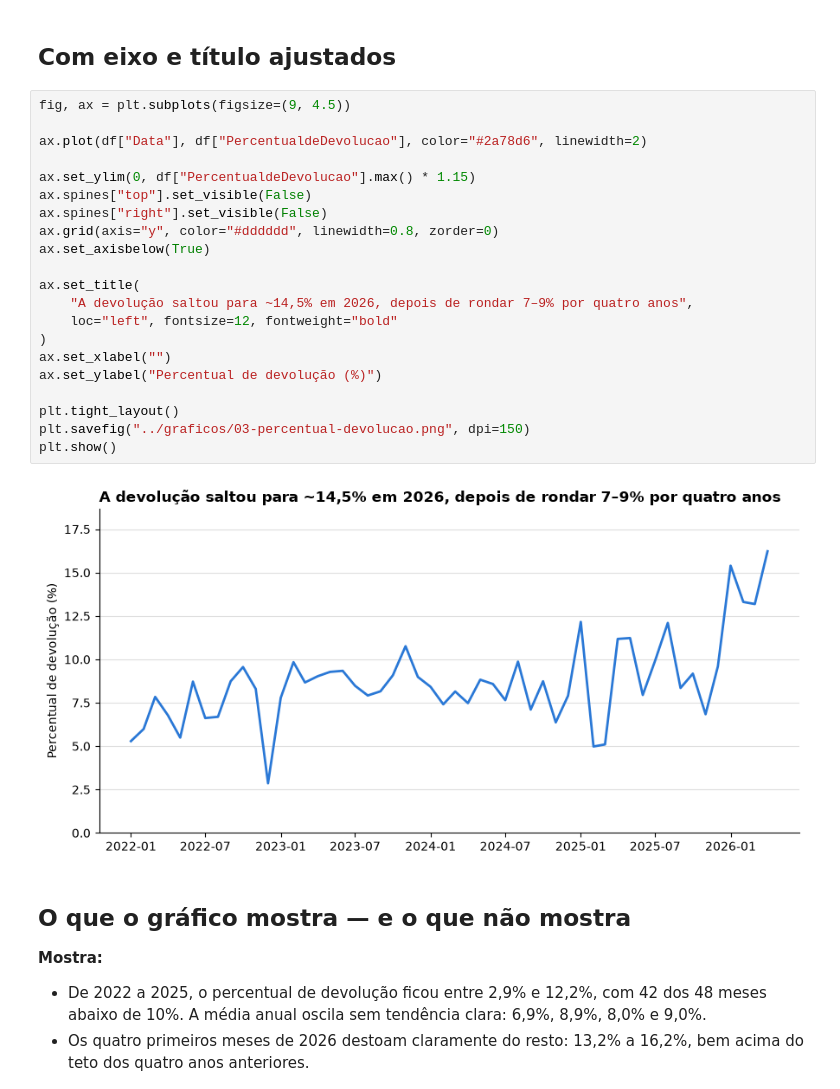
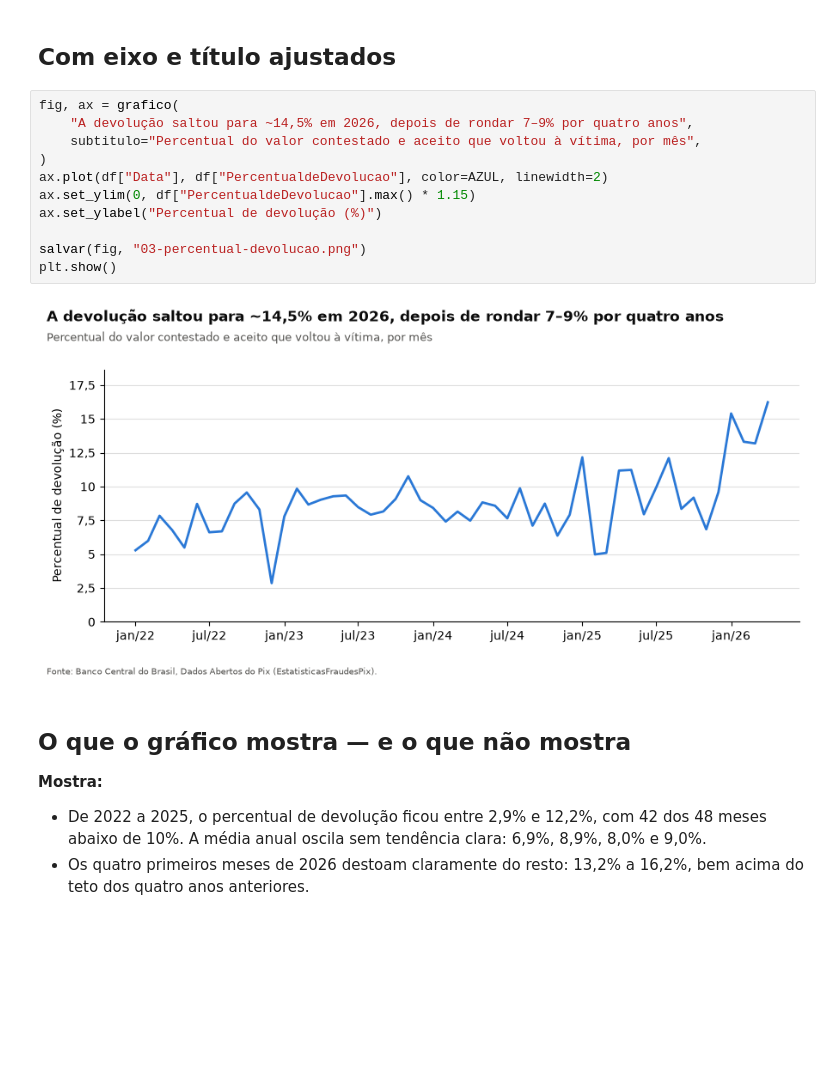
Before and after one commit to ivadivad/med-em-numeros, a Jupyter notebook: notebooks/03-primeiro-grafico.ipynb, the cells around one changed output. Drawn from its saved outputs; the diff is of its cells as text; blank space fills up the shorter version.

```diff
--- a/notebooks/03-primeiro-grafico.ipynb
+++ b/notebooks/03-primeiro-grafico.ipynb
@@ -37,28 +46,18 @@ ajudam em nada.
 # %% [markdown]
 ## Com eixo e título ajustados
 # %%
-fig, ax = plt.subplots(figsize=(9, 4.5))
-
-ax.plot(df["Data"], df["PercentualdeDevolucao"], color="#2a78d6", linewidth=2)
-
+fig, ax = grafico(
+    "A devolução saltou para ~14,5% em 2026, depois de rondar 7–9% por quatro anos",
+    subtitulo="Percentual do valor contestado e aceito que voltou à vítima, por mês",
+)
+ax.plot(df["Data"], df["PercentualdeDevolucao"], color=AZUL, linewidth=2)
 ax.set_ylim(0, df["PercentualdeDevolucao"].max() * 1.15)
-ax.spines["top"].set_visible(False)
-ax.spines["right"].set_visible(False)
-ax.grid(axis="y", color="#dddddd", linewidth=0.8, zorder=0)
-ax.set_axisbelow(True)
-
-ax.set_title(
-    "A devolução saltou para ~14,5% em 2026, depois de rondar 7–9% por quatro anos",
-    loc="left", fontsize=12, fontweight="bold"
-)
-ax.set_xlabel("")
 ax.set_ylabel("Percentual de devolução (%)")
 
-plt.tight_layout()
-plt.savefig("../graficos/03-percentual-devolucao.png", dpi=150)
+salvar(fig, "03-percentual-devolucao.png")
 plt.show()
 # %% [output]
-[figure, old version]
+[figure, new version]
 # %% [markdown]
 ## O que o gráfico mostra — e o que não mostra
 
```
Also changed, not shown: parts of 3 cells of this notebook, 4 other files.
